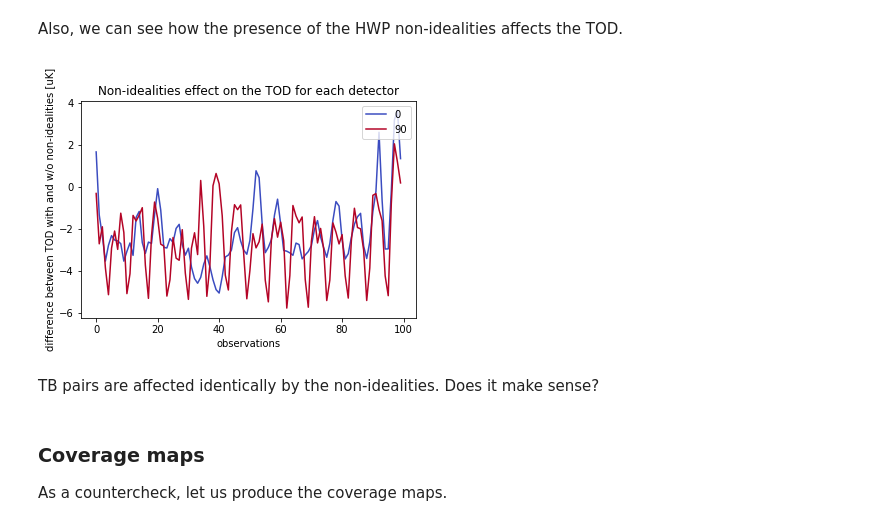
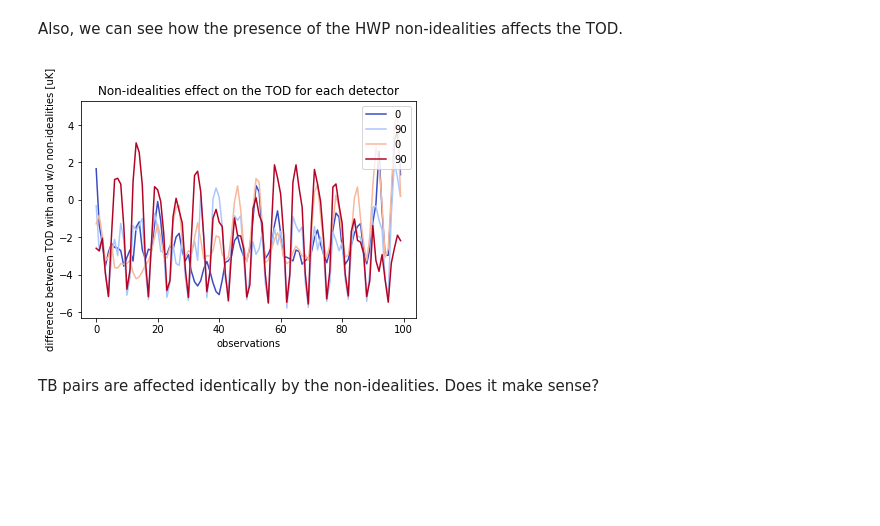
Before and after one commit to martamonelli/beamconv_tidy, a Jupyter notebook: beamconv/demo_PySM_IMO_non-idealities_dipole.ipynb, the cells around one changed output. Drawn from its saved outputs; the diff is of its cells as text; code cells hidden in the pictures; blank space fills up the shorter version.

Commit message:
plotting stuff

```diff
--- a/beamconv/demo_PySM_IMO_non-idealities_dipole.ipynb
+++ b/beamconv/demo_PySM_IMO_non-idealities_dipole.ipynb
@@ -327,7 +326,7 @@ detector M02_030_QA_140B: [-0.16047549 -0.04231562  0.69730087  0.69730087]
 #### Creating the focal plane
 # %%
 # create a grid of Gaussian beams
-ndet = 2
+ndet = 4
 
 azs = np.zeros((ndet,2))
 els = np.zeros((ndet,2))
@@ -582,21 +581,18 @@ Also, we can see how the presence of the HWP non-idealities affects the TOD.
 # %%
 n = ndet
 color = plt.cm.coolwarm(np.linspace(0,1,n))
 matplotlib.rcParams['axes.prop_cycle'] = cycler.cycler('color', color)
 
 plt.plot(noiseless_TOD_nonidealities[0][:100]-noiseless_TOD[0][:100],label='0')
 plt.plot(noiseless_TOD_nonidealities[1][:100]-noiseless_TOD[1][:100],label='90')
-#plt.plot(noiseless_TOD_nonidealities[2][:100]-noiseless_TOD[2][:100],label='0')
-#plt.plot(noiseless_TOD_nonidealities[3][:100]-noiseless_TOD[3][:100],label='90')
+plt.plot(noiseless_TOD_nonidealities[2][:100]-noiseless_TOD[2][:100],label='0')
+plt.plot(noiseless_TOD_nonidealities[3][:100]-noiseless_TOD[3][:100],label='90')
 plt.title('Non-idealities effect on the TOD for each detector')
 plt.legend(loc=1)
 plt.xlabel('observations')
 plt.ylabel('difference between TOD with and w/o non-idealities [uK]')
 plt.show()
 # %% [output]
-[figure, old version]
+[figure, new version]
 # %% [markdown]
 TB pairs are affected identically by the non-idealities. Does it make sense?
-# %% [markdown]
-### Coverage maps
-As a countercheck, let us produce the coverage maps.
```
Also changed, not shown: parts of 11 cells of this notebook.
